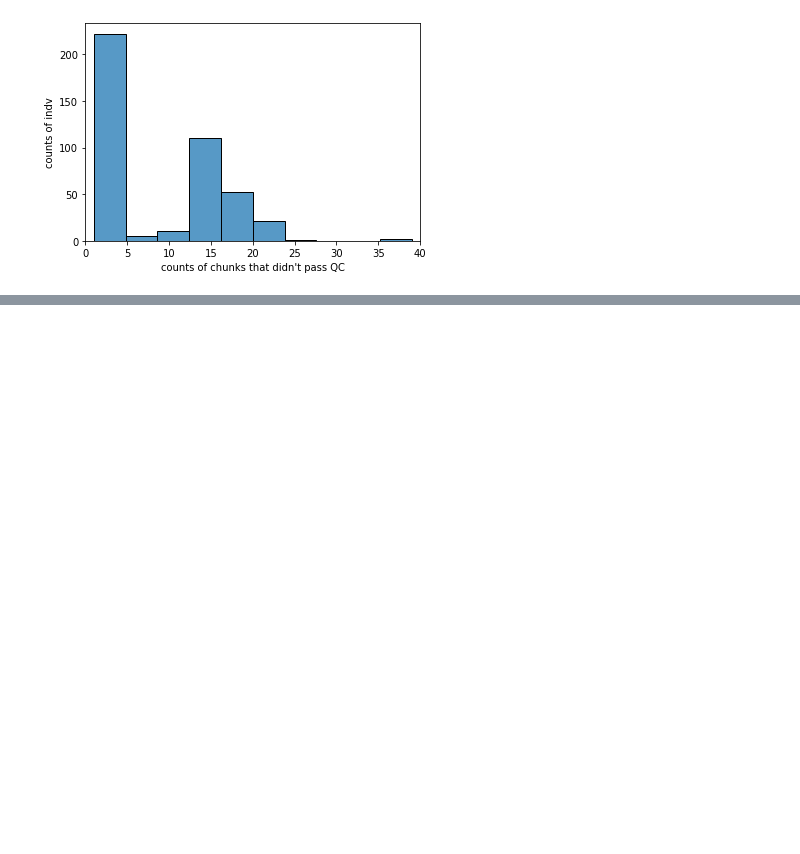
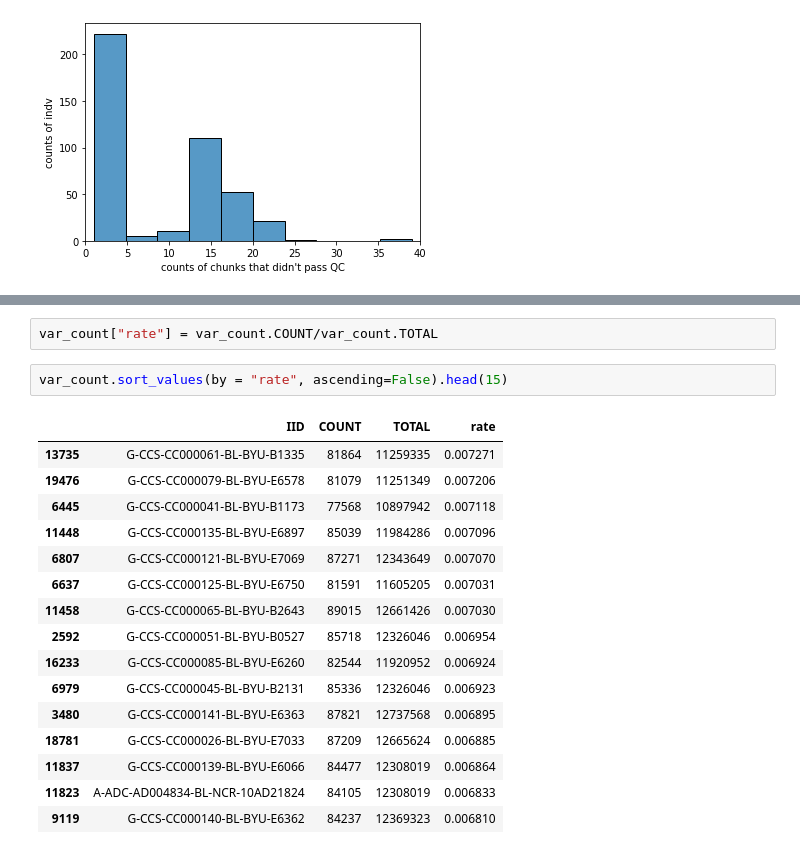
Before and after one commit to teresa-sansan/ADSP_polyfun, a Jupyter notebook: analysis/36k_indv_qc.ipynb, the cells around one changed output, grey strips where cells are left out. Cells and saved outputs as stored; diff of their text form; blank space fills up the shorter version.

```diff
--- a/analysis/36k_indv_qc.ipynb
+++ b/analysis/36k_indv_qc.ipynb
@@ -80,0 +134,21 @@ plt.xlim(0, 40)
+# %%
+var_count["rate"] = var_count.COUNT/var_count.TOTAL
+# %%
+var_count.sort_values(by = "rate", ascending=False).head(15)
+# %% [output]
+|  | IID | COUNT | TOTAL | rate |
+| 13735 | G-CCS-CC000061-BL-BYU-B1335 | 81864 | 11259335 | 0.007271 |
+| 19476 | G-CCS-CC000079-BL-BYU-E6578 | 81079 | 11251349 | 0.007206 |
+| 6445 | G-CCS-CC000041-BL-BYU-B1173 | 77568 | 10897942 | 0.007118 |
+| 11448 | G-CCS-CC000135-BL-BYU-E6897 | 85039 | 11984286 | 0.007096 |
+| 6807 | G-CCS-CC000121-BL-BYU-E7069 | 87271 | 12343649 | 0.007070 |
+| 6637 | G-CCS-CC000125-BL-BYU-E6750 | 81591 | 11605205 | 0.007031 |
+| 11458 | G-CCS-CC000065-BL-BYU-B2643 | 89015 | 12661426 | 0.007030 |
+| 2592 | G-CCS-CC000051-BL-BYU-B0527 | 85718 | 12326046 | 0.006954 |
+| 16233 | G-CCS-CC000085-BL-BYU-E6260 | 82544 | 11920952 | 0.006924 |
+| 6979 | G-CCS-CC000045-BL-BYU-B2131 | 85336 | 12326046 | 0.006923 |
+| 3480 | G-CCS-CC000141-BL-BYU-E6363 | 87821 | 12737568 | 0.006895 |
+| 18781 | G-CCS-CC000026-BL-BYU-E7033 | 87209 | 12665624 | 0.006885 |
+| 11837 | G-CCS-CC000139-BL-BYU-E6066 | 84477 | 12308019 | 0.006864 |
+| 11823 | A-ADC-AD004834-BL-NCR-10AD21824 | 84105 | 12308019 | 0.006833 |
+| 9119 | G-CCS-CC000140-BL-BYU-E6362 | 84237 | 12369323 | 0.006810 |
```
Also changed, not shown: parts of 8 cells of this notebook, 1 other file.
